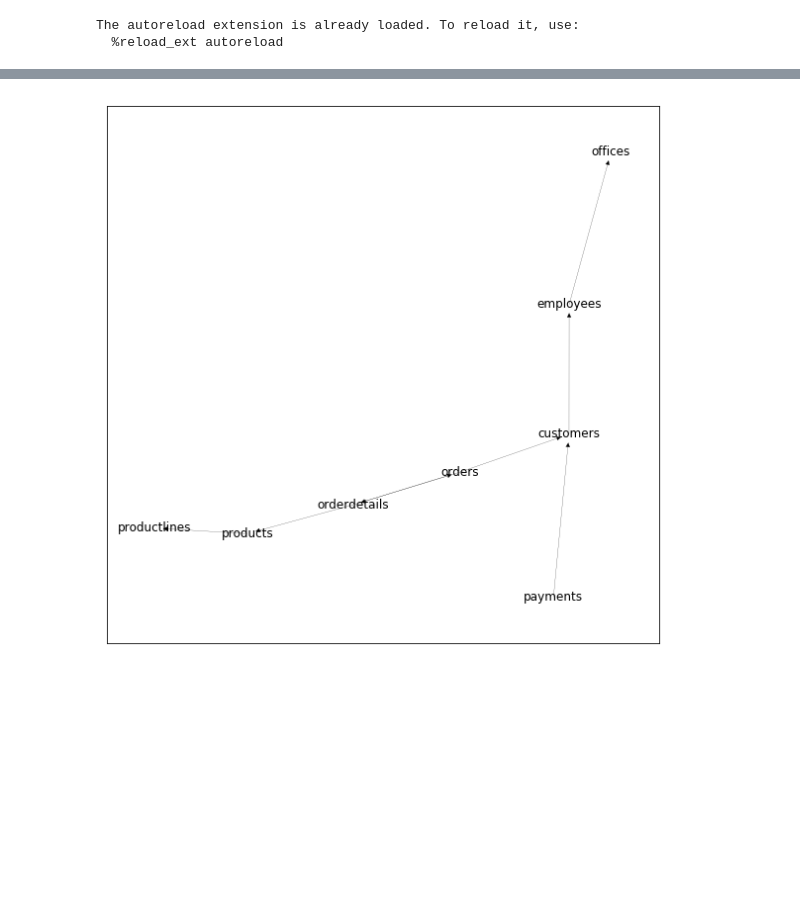
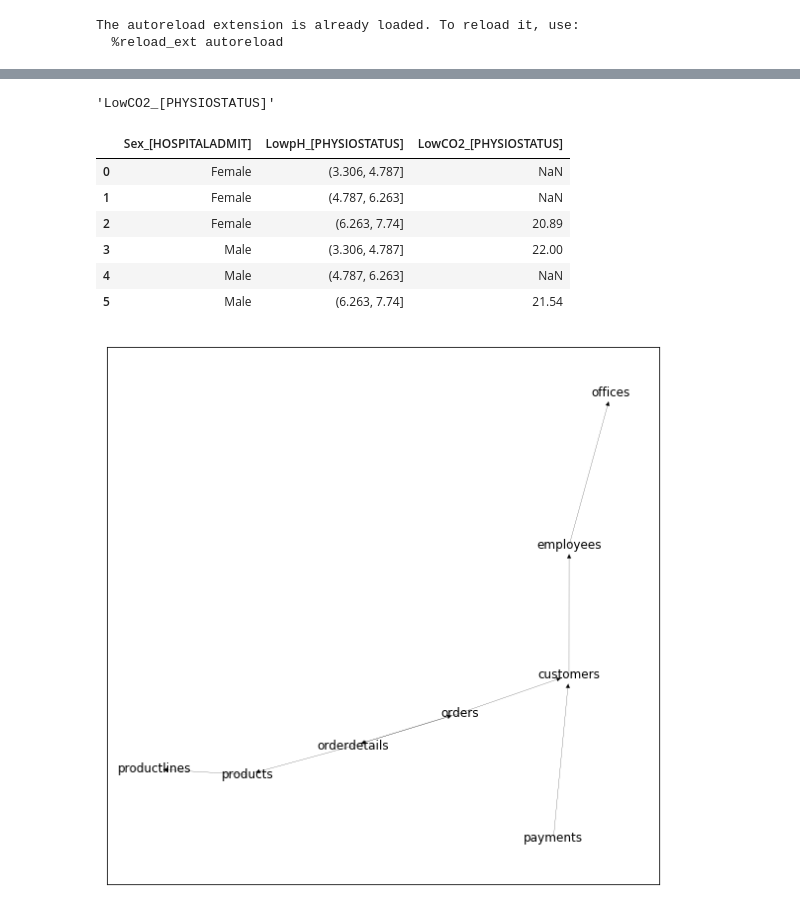
Before and after one commit to sareeneng/cohort-visualization, a Jupyter notebook: scratch.ipynb, the cells around one changed output, grey strips where cells are left out. Saved outputs shown, nothing was run; the diff lists cells and outputs as text; code cells hidden in the pictures; blank space fills up the shorter version.

Commit message:
Added filters

```diff
--- a/scratch.ipynb
+++ b/scratch.ipynb
@@ -68,5 +29,4 @@ db2.finalize()
 # %%
-db3 = db_structure.DB(os.path.join('datasets', 'TOPICC'))
-db3.add_global_fk('PudID')
-db3.finalize()
+db = db_structure.DB(os.path.join('datasets', 'TOPICC'))
+dm = db_structure.DataManager(db)
 # %% [output]
@@ -120,0 +35,16 @@ arch_data
+# %%
+chosen_ind_idxs = ['322', '5']  # Sex, lowpH
+chosen_outcome_idx = '27'  # low CO2
+
+if chosen_outcome_idx is None:
+    all_chosen_idxs = chosen_ind_idxs
+else:
+    all_chosen_idxs = [chosen_outcome_idx] + chosen_ind_idxs
+
+paths = db.find_paths_multi_columns(all_chosen_idxs)
+df = dm.get_biggest_joined_df_option_from_paths(paths, filter_col_idxs=all_chosen_idxs)
+groupby_col_headers = ['Sex_[HOSPITALADMIT]', 'LowpH_[PHYSIOSTATUS]']
+outcome_col_header = 'LowCO2_[PHYSIOSTATUS]'
+
+filters = {'5': {'type': 'range', 'filter': {'min': 3.31, 'max': 7.74, 'bins': '3'}}, '322': None, '27': None}
+df = dm.filter_df(df, filters)
@@ -120,0 +71,4 @@ arch_data
+# %%
+df_t = (df.groupby(groupby_col_headers).mean())#.round(2).reset_index()
+#df_t['LowCO2_[PHYSIOSTATUS]'] = df_t['LowCO2_[PHYSIOSTATUS]'].fillna(0)
+df_t
@@ -121,3 +94,19 @@ arch_data
+# %%
+g = df.groupby(groupby_col_headers)#[outcome_col_header]
+g[outcome_col_header].value_counts()
+g.
+# %% [output]
+'LowCO2_[PHYSIOSTATUS]'
+# %%
+df_t
+# %% [output]
+|  | Sex_[HOSPITALADMIT] | LowpH_[PHYSIOSTATUS] | LowCO2_[PHYSIOSTATUS] |
+| 0 | Female | (3.306, 4.787] | NaN |
+| 1 | Female | (4.787, 6.263] | NaN |
+| 2 | Female | (6.263, 7.74] | 20.89 |
+| 3 | Male | (3.306, 4.787] | 22.00 |
+| 4 | Male | (4.787, 6.263] | NaN |
+| 5 | Male | (6.263, 7.74] | 21.54 |
 # %%
 draw_db = db
 
```
Also changed, not shown: parts of 12 cells of this notebook, 27 other files.
